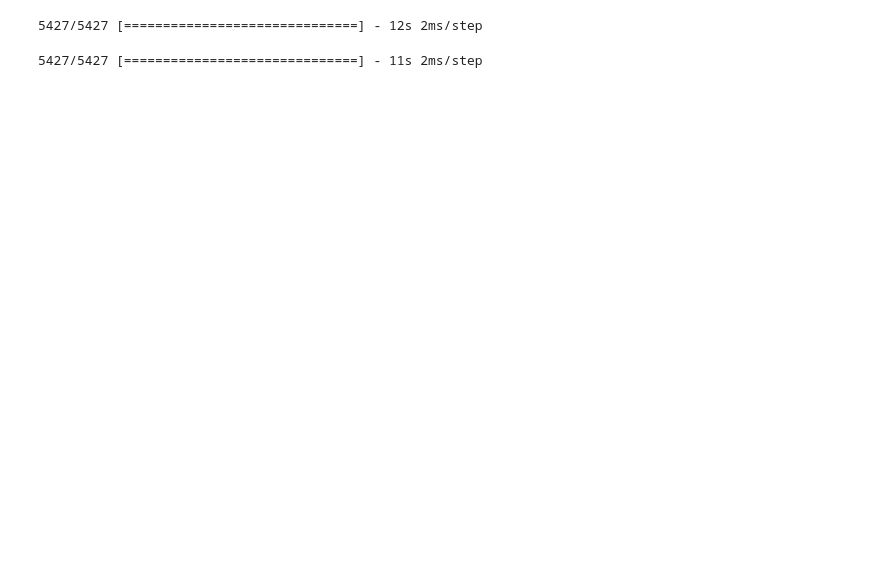
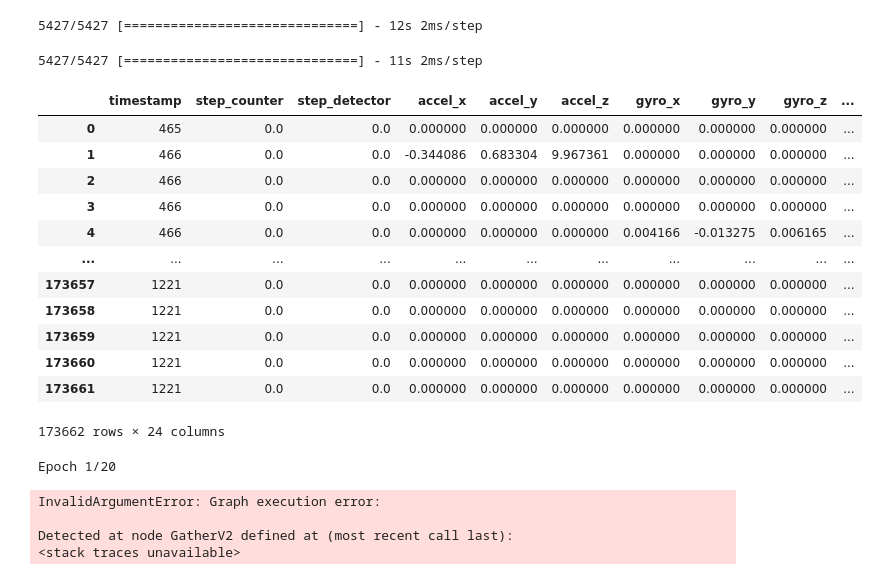
Before and after one commit to twotango/messenger, a Jupyter notebook: Research/Weeks/Week_14/14_3.ipynb, the cells around one changed output. Cells and saved outputs as stored; diff of their text form; code cells hidden in the pictures; blank space fills up the shorter version.

Commit message:
Model Training

```diff
--- a/Research/Weeks/Week_14/14_3.ipynb
+++ b/Research/Weeks/Week_14/14_3.ipynb
@@ -462,3 +377,72 @@ y_pred = np.argmax(y_pred_prob, axis=1)
 pivot_data4['activity_encoded'] = y_pred
 # %% [output]
 5427/5427 [==============================] - 11s 2ms/step
+# %%
+pivot_data4
+# %% [output]
+|  | timestamp | step_counter | step_detector | accel_x | accel_y | accel_z | gyro_x | gyro_y | gyro_z | ... |
+| 0 | 465 | 0.0 | 0.0 | 0.000000 | 0.000000 | 0.000000 | 0.000000 | 0.000000 | 0.000000 | ... |
+| 1 | 466 | 0.0 | 0.0 | -0.344086 | 0.683304 | 9.967361 | 0.000000 | 0.000000 | 0.000000 | ... |
+| 2 | 466 | 0.0 | 0.0 | 0.000000 | 0.000000 | 0.000000 | 0.000000 | 0.000000 | 0.000000 | ... |
+| 3 | 466 | 0.0 | 0.0 | 0.000000 | 0.000000 | 0.000000 | 0.000000 | 0.000000 | 0.000000 | ... |
+| 4 | 466 | 0.0 | 0.0 | 0.000000 | 0.000000 | 0.000000 | 0.004166 | -0.013275 | 0.006165 | ... |
+| ... | ... | ... | ... | ... | ... | ... | ... | ... | ... | ... |
+| 173657 | 1221 | 0.0 | 0.0 | 0.000000 | 0.000000 | 0.000000 | 0.000000 | 0.000000 | 0.000000 | ... |
+| 173658 | 1221 | 0.0 | 0.0 | 0.000000 | 0.000000 | 0.000000 | 0.000000 | 0.000000 | 0.000000 | ... |
+| 173659 | 1221 | 0.0 | 0.0 | 0.000000 | 0.000000 | 0.000000 | 0.000000 | 0.000000 | 0.000000 | ... |
+| 173660 | 1221 | 0.0 | 0.0 | 0.000000 | 0.000000 | 0.000000 | 0.000000 | 0.000000 | 0.000000 | ... |
+| 173661 | 1221 | 0.0 | 0.0 | 0.000000 | 0.000000 | 0.000000 | 0.000000 | 0.000000 | 0.000000 | ... |
+173662 rows × 24 columns
+# %%
+X = pivot_data4[['accel_x', 'accel_y', 'accel_z', 'gyro_x', 'gyro_y', 'gyro_z', 'timestamp']]
+y = pivot_data4['activity_encoded']
+
+# Split the data into training and testing sets
+X_train, X_test, y_train, y_test = train_test_split(X, y, test_size=0.2, random_state=42)
+
+# Standardize the features
+scaler = StandardScaler()
+X_train_scaled = scaler.fit_transform(X_train)
+X_test_scaled = scaler.transform(X_test)
+
+# Define the model
+model = Sequential([
+    Dense(64, activation='relu', input_shape=(X_train_scaled.shape[1],)),
+    Dropout(0.5),
+    BatchNormalization(),
+    Dense(64, activation='relu'),
+    Dropout(0.5),
+    BatchNormalization(),
+    Dense(len(np.unique(pivot_data4_merged_filtered['activity_encoded'])), activation='softmax')
+])
+
+# Compile the model
+model.compile(optimizer='adam', loss='sparse_categorical_crossentropy', metrics=['accuracy'])
+
+# Define early stopping callback
+early_stopping = EarlyStopping(monitor='val_loss', patience=5)
+
+# Train the model
+history = model.fit(X_train_scaled, y_train, epochs=20, validation_split=0.2, callbacks=[early_stopping])
+
+# Save the model
+file_path = "/Users/emilkoch/Desktop/2Tango/messenger/research/Model_Save/predicted_activities.keras"
+save_model(model, file_path)
+
+# Evaluate the model on the test set
+test_loss, test_accuracy = model.evaluate(X_test_scaled, y_test)
+print("Test Accuracy:", test_accuracy)
+
+# Make predictions
+y_pred_prob = model.predict(X_test_scaled)
+y_pred = np.argmax(y_pred_prob, axis=1)
+
+# Calculate precision, recall, and F1 score
+report = classification_report(y_test, y_pred)
+print(report)
+# %% [output]
+Epoch 1/20
+InvalidArgumentError: Graph execution error:
+
+Detected at node GatherV2 defined at (most recent call last):
+<stack traces unavailable>
```
Also changed, not shown: parts of 6 cells of this notebook, 2 other files.
